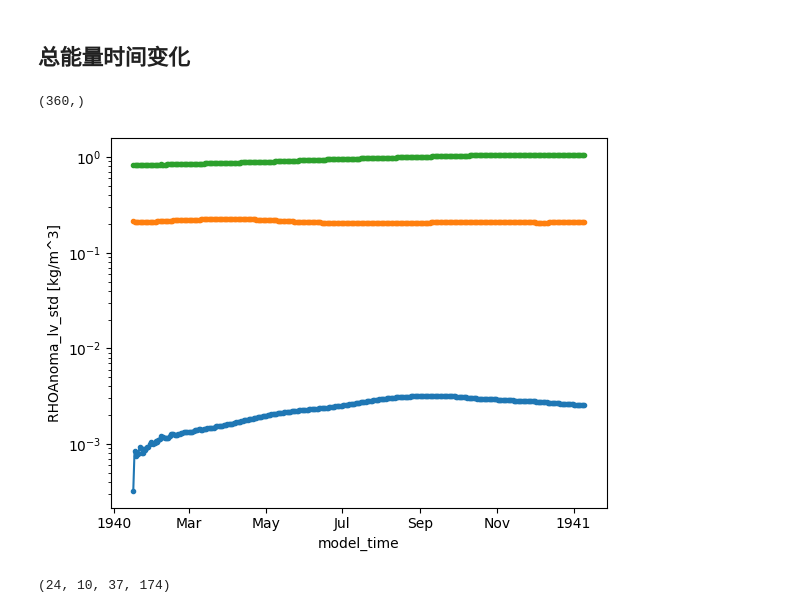
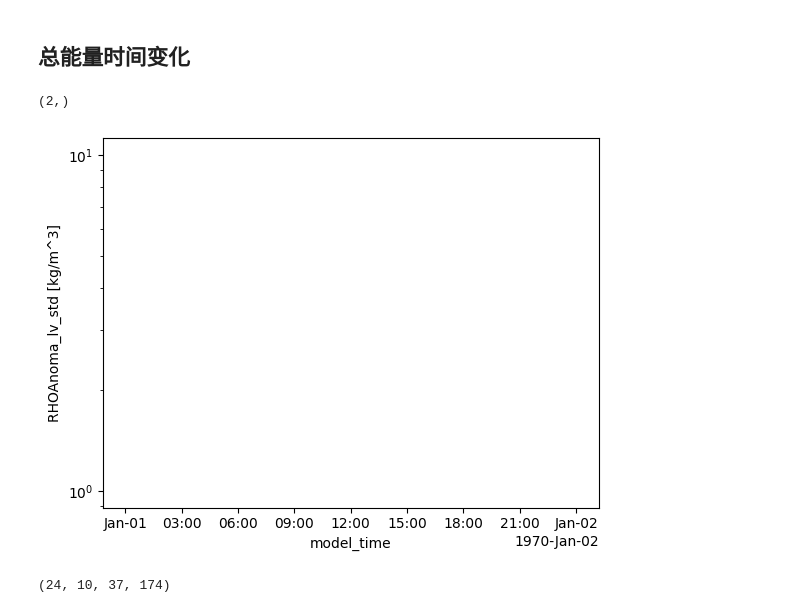
Before and after one commit to FattyZH/eqp-dlfv-mitgcm-era5, a Jupyter notebook: script/analysis.ipynb, the cells around one changed output. Drawn from its saved outputs; the diff is of its cells as text; code cells hidden in the pictures.

```diff
--- a/script/analysis.ipynb
+++ b/script/analysis.ipynb
@@ -3,21 +3,21 @@
 # %%
 import MITgcmutils as mutils
 import numpy as np
 import xarray as xr
 import matplotlib.pyplot as plt
 # ed = 1632
 ts = slice(None, None)
 
-with xr.open_dataset('../run/mnc_exp_0005/stat.0000000000.t001.nc') as a:
+with xr.open_dataset('../run/mnc_exp_0001/stat.0000000000.t001.nc') as a:
     print(a['T'].shape)
     # display(a)
     a['momKE_ave'].loc[ts].plot(marker='.')
     a['ETAN_std'].loc[ts].plot(marker='.')
     a['RHOAnoma_lv_std'][:,0,0].loc[ts].plot(marker='.')
     plt.gca().set_yscale('log')
 # %% [output]
-(360,)
+(2,)
-[figure, old version]
+[figure, new version]
 # %%
 import MITgcmutils as mutils
 import numpy as np
```
Also changed, not shown: 5 other files.
